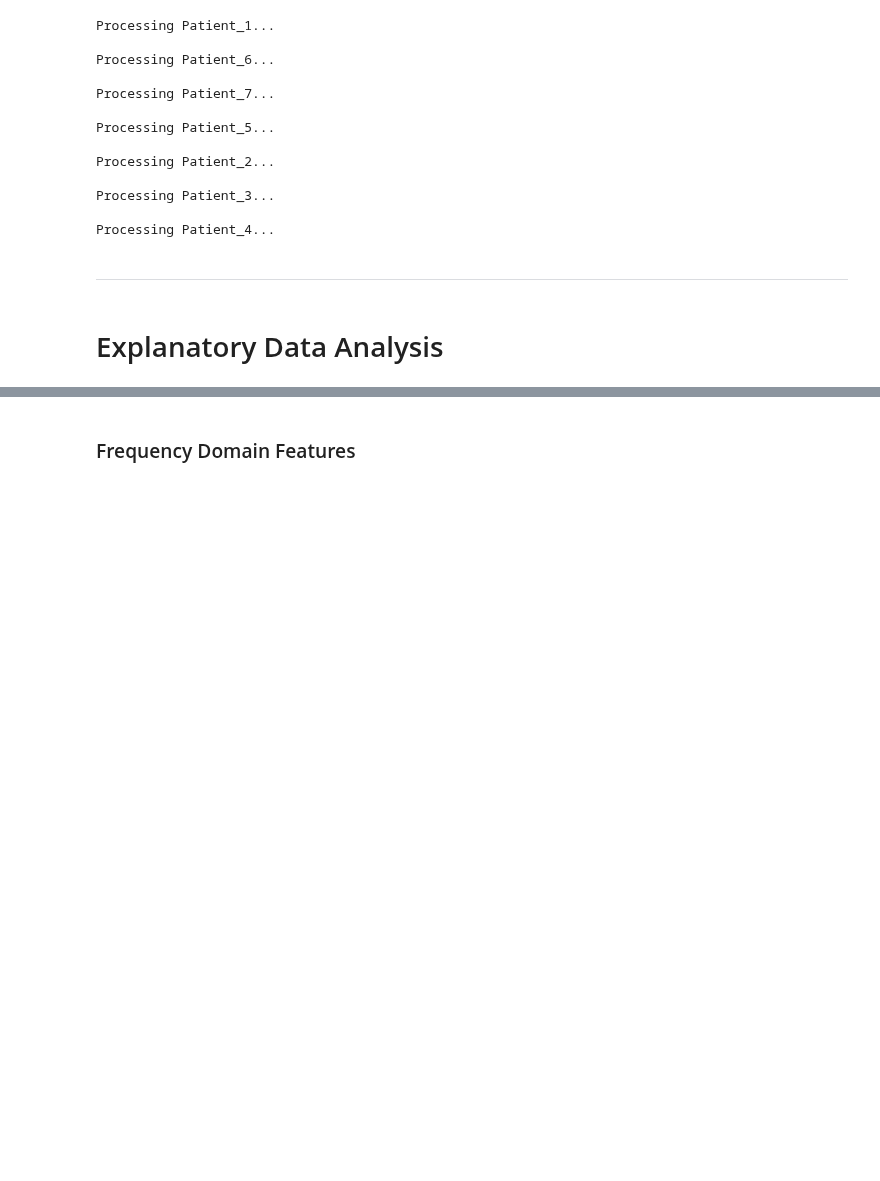
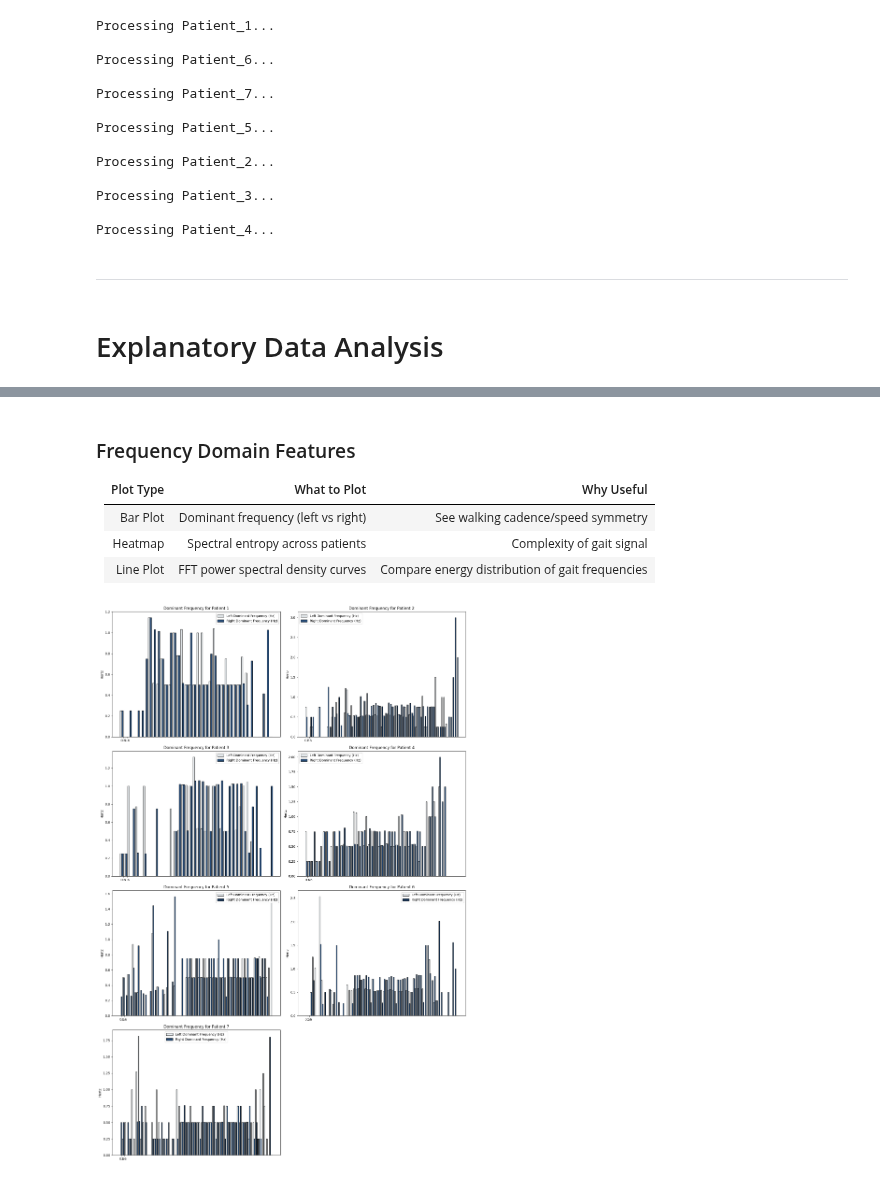
Before and after one commit to StamatisOrfanos/GaitRehab, a Jupyter notebook: healty_subject_analysis.ipynb, the cells around one changed output, grey strips where cells are left out. Saved outputs shown, nothing was run; the diff lists cells and outputs as text; code cells hidden in the pictures; blank space fills up the shorter version.

Commit message:
Barplot for freq

```diff
--- a/healty_subject_analysis.ipynb
+++ b/healty_subject_analysis.ipynb
@@ -81,6 +85,12 @@ Processing Patient_4...
 time_domain_features_paths = [os.path.join(base_dir, patient_folder, 'time_domain_metrics_gyroscope.csv') for patient_folder in os.listdir(base_dir)]
 time_domain_features_paths = [path for path in time_domain_features_paths if path.__contains__('.DS_Store') == False]
 
+
+# Overall Average Healthy patient data
+healthy_mean = []
+healthy_std = []
+healthy_max = []
+healthy_min = []
 
 # Calculate number of rows needed (2 plots per row)
 n_patients = len(time_domain_features_paths)
@@ -109,13 +119,19 @@ for idx, path in enumerate(time_domain_features_paths):
     max_ = [left_max.iloc[0], right_max.iloc[0]]
     min_ = [left_min.iloc[0], right_min.iloc[0]]
 
+    # Append to overall healthy data
+    healthy_mean.append(mean)
+    healthy_std.append(std)
+    healthy_max.append(max_)
+    healthy_min.append(min_)
+
     barWidth = 0.1
     r1 = np.arange(len(mean))
     r2 = [x + barWidth for x in r1]
     r3 = [x + barWidth for x in r2]
     r4 = [x + barWidth for x in r3]
 
-    ax = axes[idx]  # Select the subplot axis
+    ax = axes[idx]
 
     ax.bar(r1, mean, width=barWidth, color='#e7ecef', edgecolor='black', capsize=7, label='Mean Speed (deg/s)')
     ax.bar(r2, std, width=barWidth, color='#274c77', edgecolor='black', capsize=7, label='Standard Deviation (deg/s)')
@@ -135,5 +151,11 @@ if n_patients % 2 != 0:
 
 plt.tight_layout()
 plt.show()
+
+print("Values seen here are Left, Right Side respectively")
+print("Overall Healthy Mean:", np.mean(healthy_mean, axis=0))
+print("Overall Healthy Std:", np.mean(healthy_std, axis=0))
+print("Overall Healthy Max:", np.mean(healthy_max, axis=0))
+print("Overall Healthy Min:", np.mean(healthy_min, axis=0))
 # %% [output]
 [figure]
@@ -140,3 +167,50 @@ plt.show()
 # %% [markdown]
 ### Frequency Domain Features
+
+| Plot Type | What to Plot                       | Why Useful                                      |
+|-----------|------------------------------------|-------------------------------------------------|
+| Bar Plot  | Dominant frequency (left vs right) | See walking cadence/speed symmetry              |
+| Heatmap   | Spectral entropy across patients   | Complexity of gait signal                       |
+| Line Plot | FFT power spectral density curves  | Compare energy distribution of gait frequencies |
+# %%
+# Load the Frequency Domain Features Metrics CSV files
+frequency_domain_features_paths = [os.path.join(base_dir, patient_folder, 'windowed_frequency_features_gyroscope.csv') for patient_folder in os.listdir(base_dir)]
+frequency_domain_features_paths = [path for path in frequency_domain_features_paths if path.__contains__('.DS_Store') == False]
+
+# Calculate number of rows needed
+n_patients = len(frequency_domain_features_paths)
+n_cols = 2
+n_rows = math.ceil(n_patients / n_cols)
+
+# Create the overall figure
+fig, axes = plt.subplots(n_rows, n_cols, figsize=(16, n_rows * 6))
+axes = axes.flatten()
+
+for idx, path in enumerate(frequency_domain_features_paths):
+    data = pd.read_csv(path)
+
+    left_dominant_freq  = data.loc[data['side'] == 'left']['dominant_freq']
+    right_dominant_freq = data.loc[data['side'] == 'right']['dominant_freq']
+
+    barWidth = 0.4
+    r1 = np.arange(len(left_dominant_freq))
+    r2 = [x + barWidth for x in r1]
+
+    ax = axes[idx]
+
+    ax.bar(r1, left_dominant_freq,  width=barWidth, color='#e7ecef', edgecolor='black', capsize=7, label='Left Dominant Frequency (Hz)')
+    ax.bar(r2, right_dominant_freq, width=barWidth, color='#274c77', edgecolor='black', capsize=7, label='Right Dominant Frequency (Hz)')
+    ax.set_xticks([r + 1.5*barWidth for r in range(len(mean))])
+    ax.set_ylabel('Hertz')
+    ax.set_title(f'Dominant Frequency for Patient {idx + 1}')
+    ax.legend()
+
+# Hide the empty subplot if the number is odd
+if n_patients % 2 != 0:
+    fig.delaxes(axes[-1])
+
+plt.tight_layout()
+plt.show()
+# %% [output]
+[figure, added]
 # %%
```
Also changed, not shown: parts of 4 cells of this notebook.
